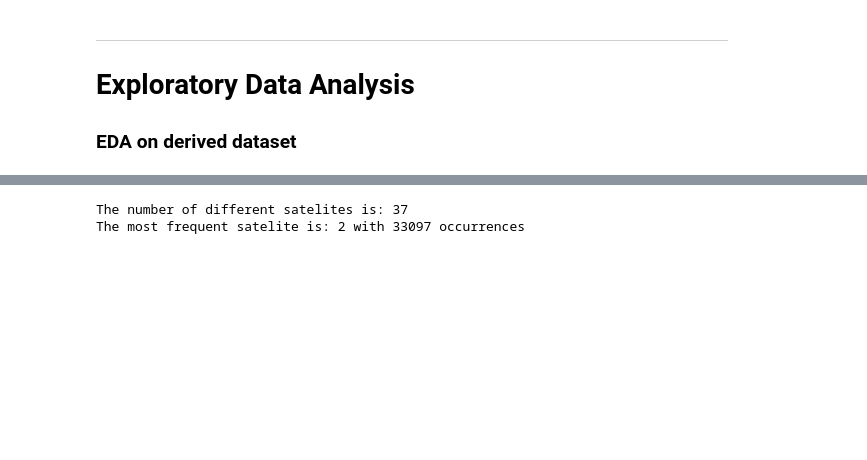
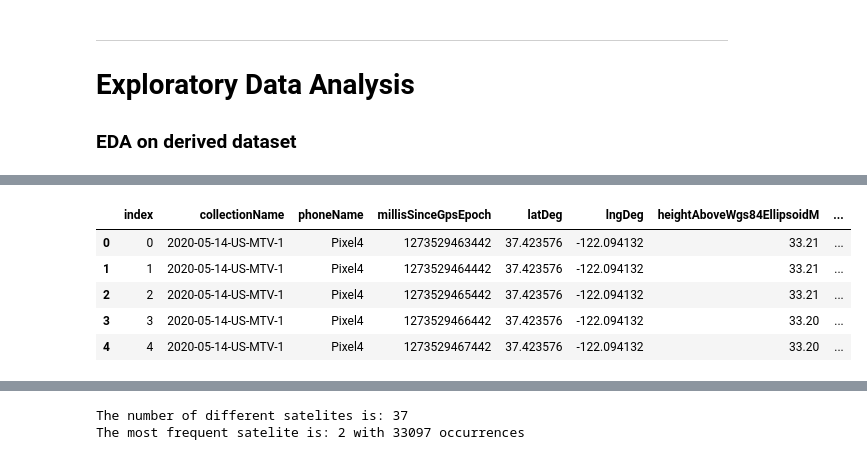
Before and after one commit to shacharhelmer/GNSS-Google, a Jupyter notebook: googlegnss.ipynb, the cells around one changed output, grey strips where cells are left out. Saved outputs shown, nothing was run; the diff lists cells and outputs as text; code cells hidden in the pictures; blank space fills up the shorter version.

```diff
--- a/googlegnss.ipynb
+++ b/googlegnss.ipynb
@@ -152,0 +294,9 @@ target = ground.merge(bsln_trn, how='inner', on=['collectionName', 'phoneName',
+# %%
+ground.head()
+# %% [output]
+|  | index | collectionName | phoneName | millisSinceGpsEpoch | latDeg | lngDeg | heightAboveWgs84EllipsoidM | ... |
+| 0 | 0 | 2020-05-14-US-MTV-1 | Pixel4 | 1273529463442 | 37.423576 | -122.094132 | 33.21 | ... |
+| 1 | 1 | 2020-05-14-US-MTV-1 | Pixel4 | 1273529464442 | 37.423576 | -122.094132 | 33.21 | ... |
+| 2 | 2 | 2020-05-14-US-MTV-1 | Pixel4 | 1273529465442 | 37.423576 | -122.094132 | 33.21 | ... |
+| 3 | 3 | 2020-05-14-US-MTV-1 | Pixel4 | 1273529466442 | 37.423576 | -122.094132 | 33.20 | ... |
+| 4 | 4 | 2020-05-14-US-MTV-1 | Pixel4 | 1273529467442 | 37.423576 | -122.094132 | 33.20 | ... |
```
Also changed, not shown: parts of 177 cells of this notebook.
